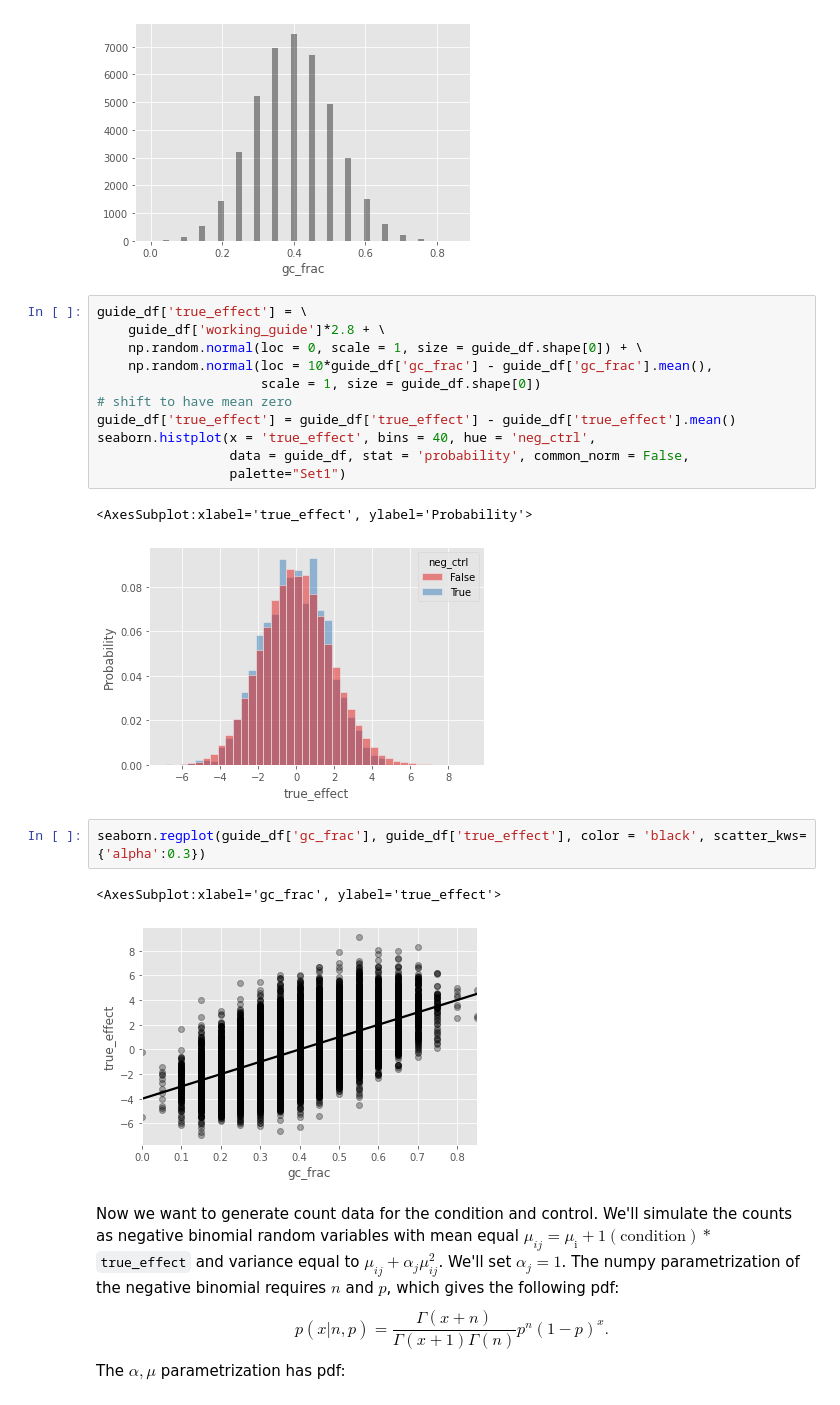
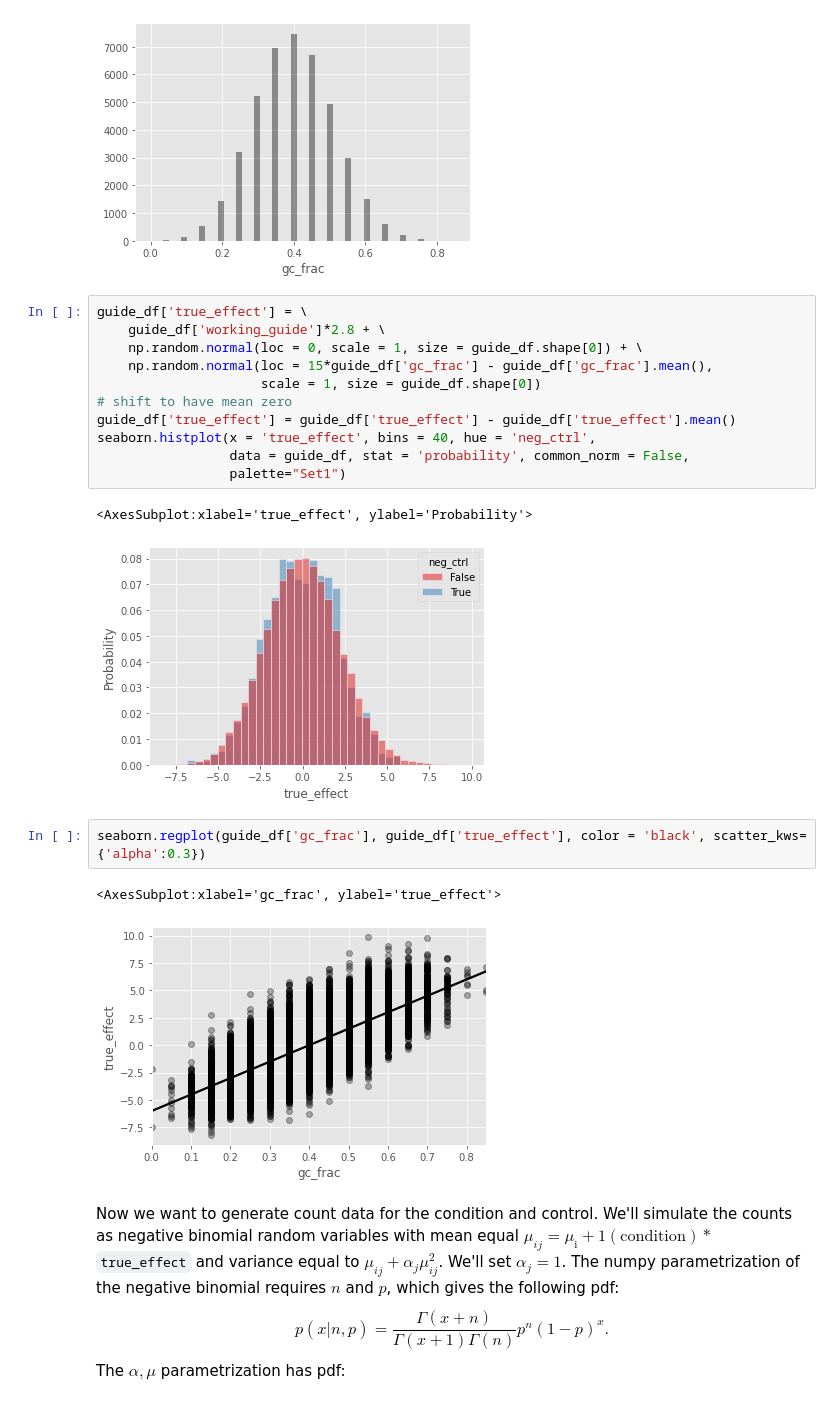
Before and after one commit to chaostheory8/interviews, a Jupyter notebook: data_scientist/Biological Data Scientist interview simulation.ipynb, the cells around one changed output. Cells and saved outputs as stored; diff of their text form.

```diff
--- a/data_scientist/Biological Data Scientist interview simulation.ipynb
+++ b/data_scientist/Biological Data Scientist interview simulation.ipynb
@@ -95,22 +95,22 @@ seaborn.distplot(guide_df['gc_frac'], kde = False, color = 'black')
 # %%
 guide_df['true_effect'] = \
     guide_df['working_guide']*2.8 + \
     np.random.normal(loc = 0, scale = 1, size = guide_df.shape[0]) + \
-    np.random.normal(loc = 10*guide_df['gc_frac'] - guide_df['gc_frac'].mean(),
+    np.random.normal(loc = 15*guide_df['gc_frac'] - guide_df['gc_frac'].mean(),
                      scale = 1, size = guide_df.shape[0])
 # shift to have mean zero
 guide_df['true_effect'] = guide_df['true_effect'] - guide_df['true_effect'].mean()
 seaborn.histplot(x = 'true_effect', bins = 40, hue = 'neg_ctrl',
                  data = guide_df, stat = 'probability', common_norm = False,
                  palette="Set1")
 # %% [output]
 <AxesSubplot:xlabel='true_effect', ylabel='Probability'>
-[figure, old version]
+[figure, new version]
 # %%
 seaborn.regplot(guide_df['gc_frac'], guide_df['true_effect'], color = 'black', scatter_kws={'alpha':0.3})
 # %% [output]
 <AxesSubplot:xlabel='gc_frac', ylabel='true_effect'>
-[figure, old version]
+[figure, new version]
 # %% [markdown]
 Now we want to generate count data for the condition and control.  We'll simulate the counts as negative binomial random variables with mean equal $\mu_{ij} = \mu_{\text{i}} + 1(\text{condition})*$`true_effect` and variance equal to $\mu_{ij} + \alpha_{j} \mu_{ij}^2$.  We'll set $\alpha_{j} = 1$.  The numpy parametrization of the negative binomial requires $n$ and $p$, which gives the following pdf:
 $$
```
Also changed, not shown: parts of 8 cells of this notebook, 2 other files.
